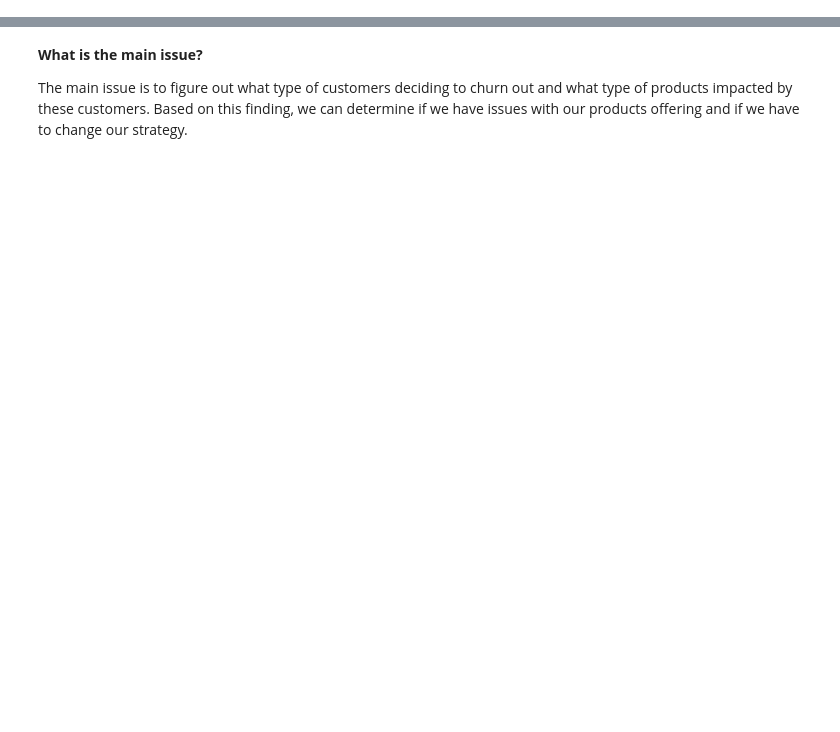
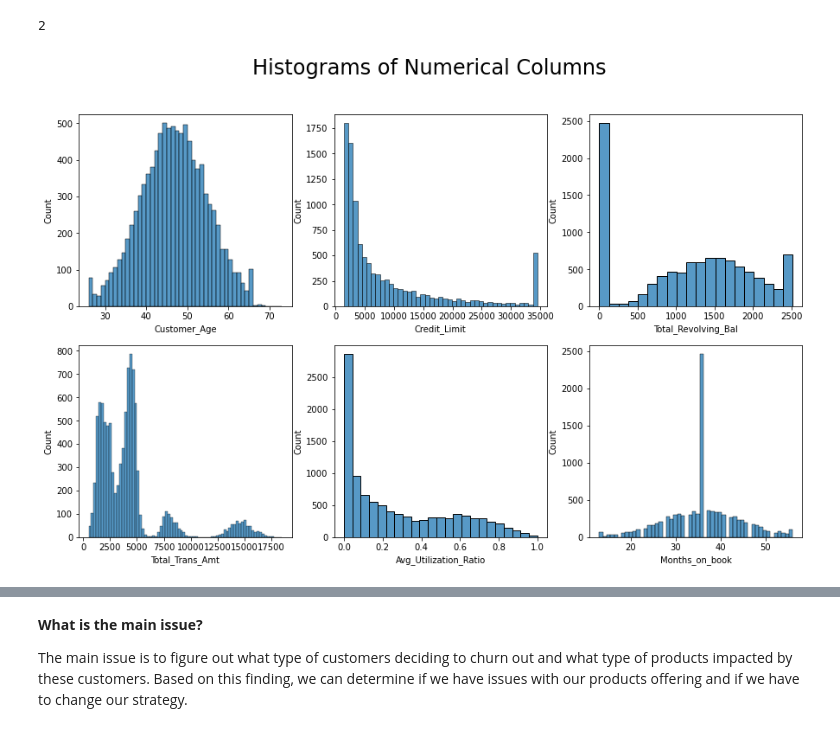
Before and after one commit to RonnyCh/mydsbook, a Jupyter notebook: Customer Churn From Kaggle.ipynb, the cells around one changed output, grey strips where cells are left out. Saved outputs shown, nothing was run; the diff lists cells and outputs as text; code cells hidden in the pictures; blank space fills up the shorter version.

```diff
--- a/Customer Churn From Kaggle.ipynb
+++ b/Customer Churn From Kaggle.ipynb
@@ -15,0 +104,5 @@ df = pd.read_csv('BankChurners.csv')
+# %%
+dataset = dataset.rename(
+    columns= {
+        'Naive_Bayes_Classifier_Attrition_Flag_Card_Category_Contacts_Count_12_mon_Dependent_count_Education_Level_Months_Inactive_12_mon_1':'Long1',
+        'Naive_Bayes_Classifier_Attrition_Flag_Card_Category_Contacts_Count_12_mon_Dependent_count_Education_Level_Months_Inactive_12_mon_2':'Long2'})
@@ -15,0 +129,23 @@ df = pd.read_csv('BankChurners.csv')
+# %%
+columns = ['Customer_Age', 'Credit_Limit' ,'Total_Revolving_Bal','Total_Trans_Amt','Avg_Utilization_Ratio','Months_on_book']
+
+
+norow = int(round(len(columns)/3,0))
+print (norow)
+
+fiq, ax = plt.subplots(norow, 3, figsize=(15,9))
+
+
+plt.suptitle('Histograms of Numerical Columns\n',horizontalalignment="center",fontstyle = "normal", fontsize = 24, fontfamily = "sans-serif")
+
+for i,d in enumerate(columns):
+     #print (i,d)
+     if i < 3:
+         chart = sns.histplot(x=dataset.loc[:,d], data=dataset, ax=ax[0,i])
+     else:
+         chart = sns.histplot(x=dataset.loc[:,d], data=dataset, ax=ax[1,i-6])
+
+        #chart.set(title='Tips Bar Plot Default (Avg)')
+# %% [output]
+2
+[figure, added]
```
Also changed, not shown: parts of 23 cells of this notebook.
